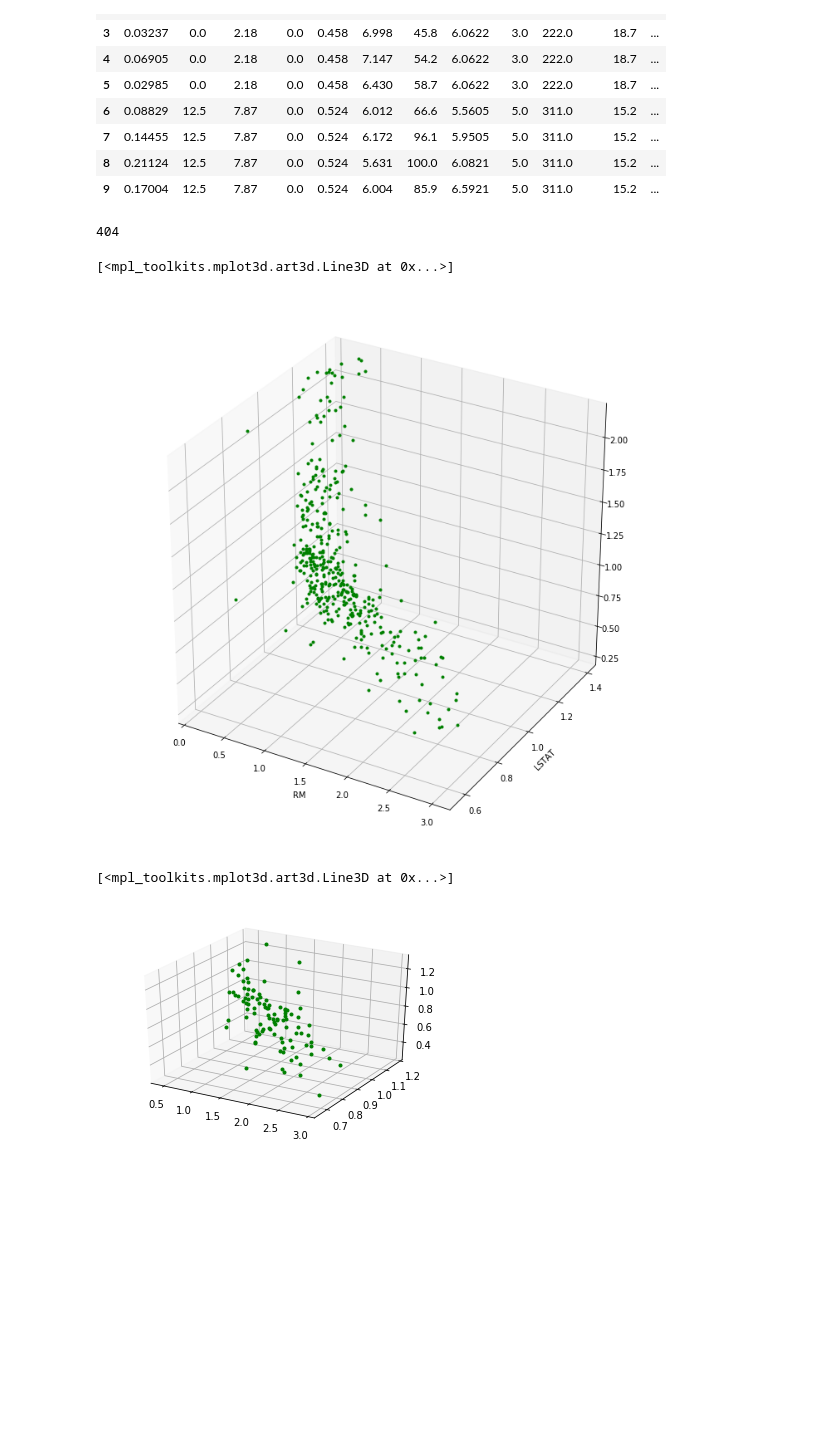
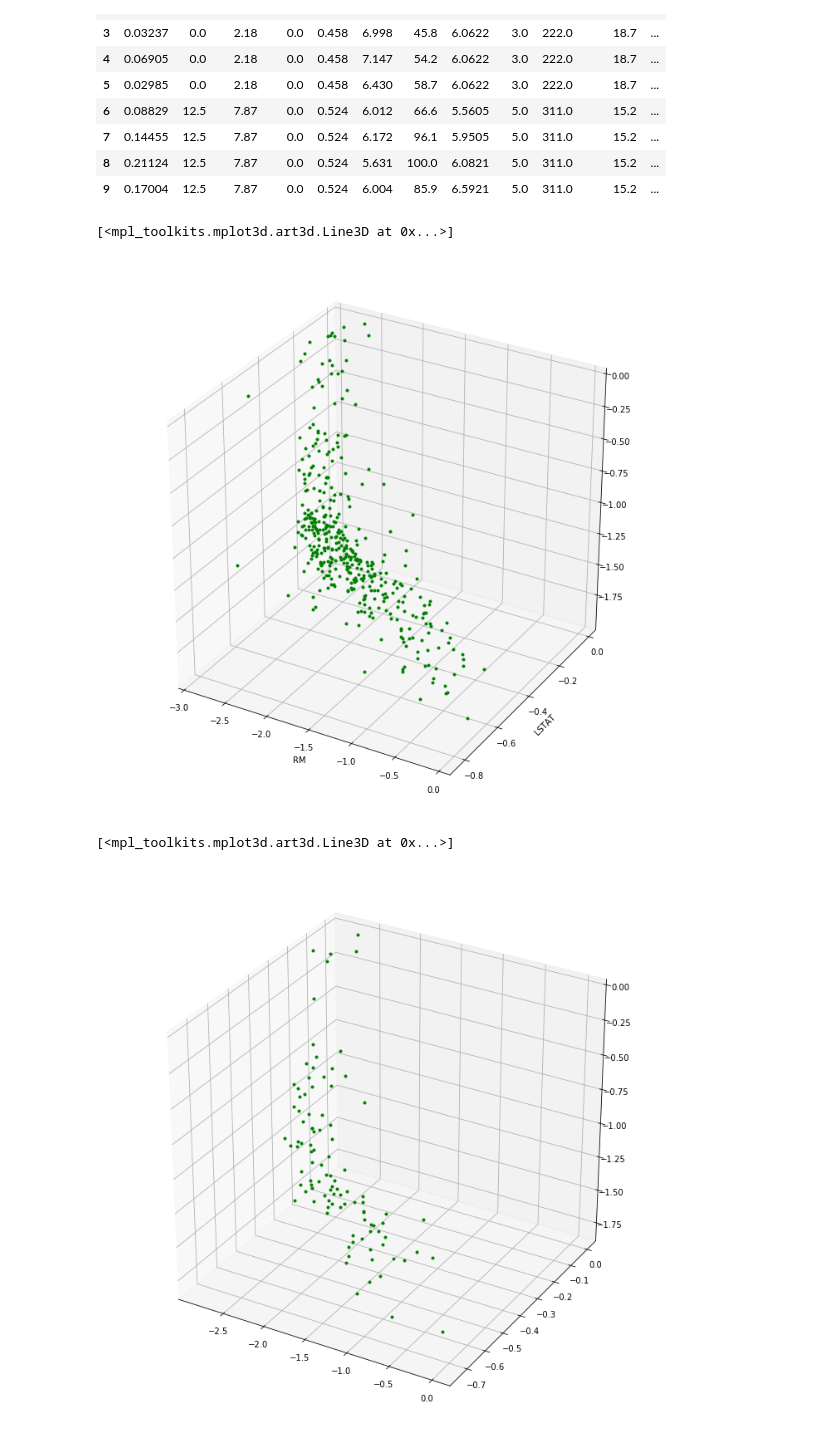
Before and after one commit to kaustubhharapanahalli/MachineLearningIntro, a Jupyter notebook: Linear Regression/house price detection using multivariate linear regression.ipynb, the cells around one changed output. Cells and saved outputs as stored; diff of their text form; code cells hidden in the pictures; blank space fills up the shorter version.

```diff
--- a/Linear Regression/house price detection using multivariate linear regression.ipynb
+++ b/Linear Regression/house price detection using multivariate linear regression.ipynb
@@ -52,12 +53,6 @@ X1 = data['LSTAT']
 X2 = data['RM']
 Y = data['TARGET']
 # %%
-X1 = np.array(X1/X1.mean())
-X2 = np.array(X2/X2.mean())
-Y = np.array(Y/Y.mean())
+X1 = np.array((X1 - X1.min())-(X1.max() - X1.min()))
+X2 = np.array((X2 - X2.min())-(X2.max() - X2.min()))
+Y = np.array((Y - Y.min())-(Y.max() - Y.min()))
-# %%
-if len(X1) == len(X2):
-    n = int(0.8 * len(X1))
-print(n)
-# %% [output]
-404
@@ -72,3 +59,5 @@ y_test = Y[n:]
+# %%
+x1_train, x1_test, x2_train, x2_test, y_train, y_test = train_test_split(X1, X2, Y, test_size=0.2)
 # %%
 fig = plt.figure(figsize=(12,12))
 ax = fig.add_subplot(111, projection='3d')
@@ -77,15 +66,15 @@ plt.ylabel("LSTAT")
 ax.plot(x1_train, x2_train, y_train, 'g.')
 # %% [output]
 [<mpl_toolkits.mplot3d.art3d.Line3D at 0x...>]
-[figure, old version]
+[figure, new version]
 # %%
-fig = plt.figure()
+fig = plt.figure(figsize=(12,12))
 ax = fig.add_subplot(111, projection='3d')
 
 ax.plot(x1_test, x2_test, y_test, 'g.')
 # %% [output]
 [<mpl_toolkits.mplot3d.art3d.Line3D at 0x...>]
-[figure, old version]
+[figure, new version]
 # %%
 def hypothesis(a,b,c,x1,x2):
     return a * x1 + b * x2 + c
```
Also changed, not shown: parts of 8 cells of this notebook, 40 other files.
